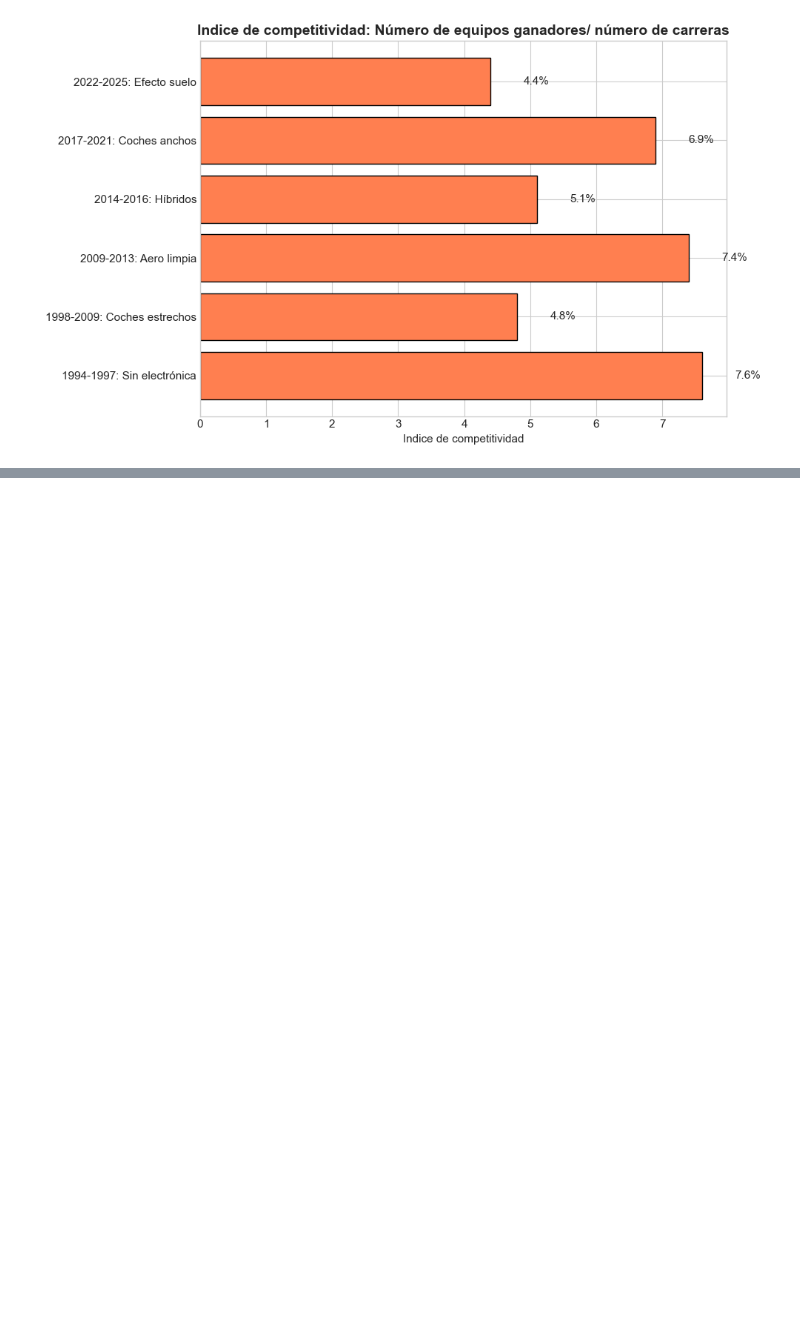
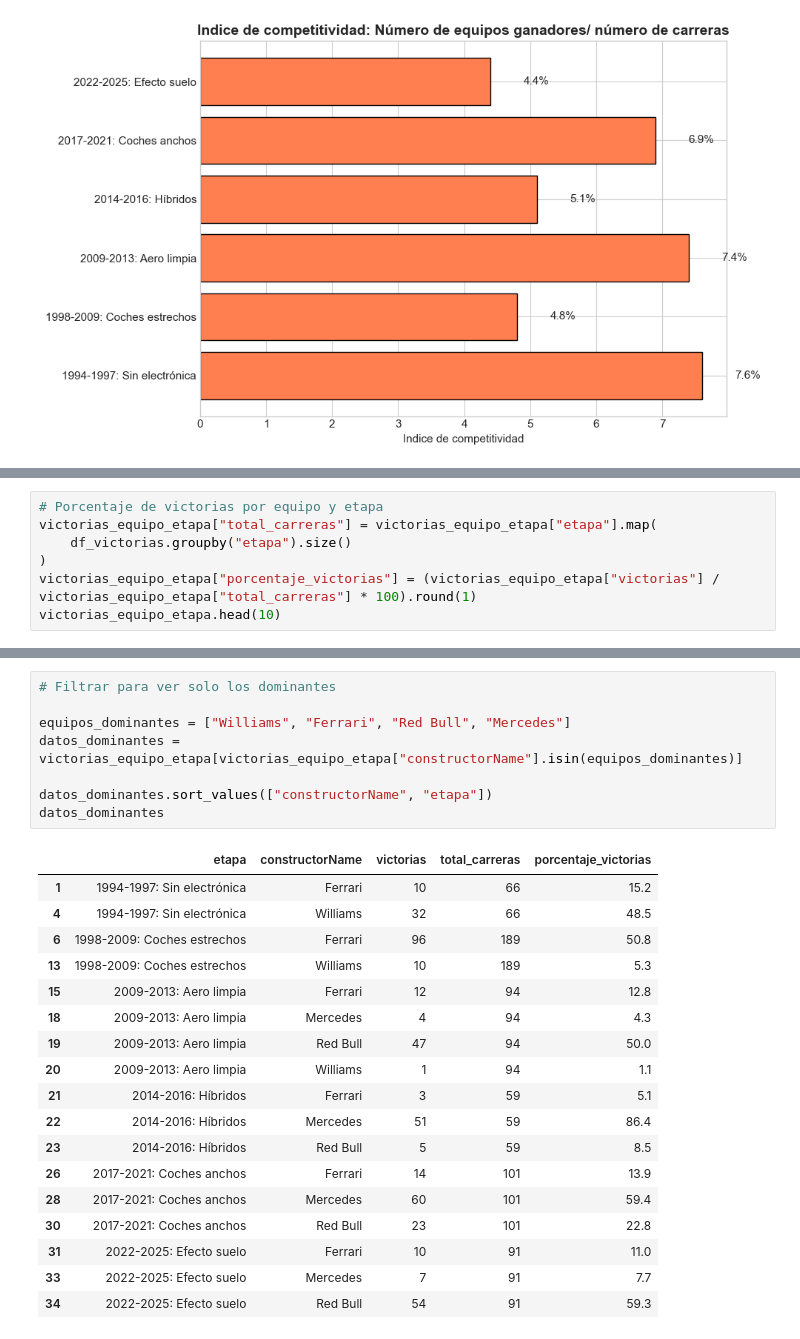
Before and after one commit to alejandrogrima/f1-database-project, a Jupyter notebook: notebooks/04_EDA_F1.ipynb, the cells around one changed output, grey strips where cells are left out. Drawn from its saved outputs; the diff is of its cells as text; blank space fills up the shorter version.

```diff
--- a/notebooks/04_EDA_F1.ipynb
+++ b/notebooks/04_EDA_F1.ipynb
@@ -486,0 +451,7 @@ plt.show()
+# %%
+# Porcentaje de victorias por equipo y etapa
+victorias_equipo_etapa["total_carreras"] = victorias_equipo_etapa["etapa"].map(
+    df_victorias.groupby("etapa").size()
+)
+victorias_equipo_etapa["porcentaje_victorias"] = (victorias_equipo_etapa["victorias"] / victorias_equipo_etapa["total_carreras"] * 100).round(1)
+victorias_equipo_etapa.head(10)
@@ -486,0 +470,27 @@ plt.show()
+# %%
+# Filtrar para ver solo los dominantes
+
+equipos_dominantes = ["Williams", "Ferrari", "Red Bull", "Mercedes"]
+datos_dominantes = victorias_equipo_etapa[victorias_equipo_etapa["constructorName"].isin(equipos_dominantes)]
+
+datos_dominantes.sort_values(["constructorName", "etapa"])
+datos_dominantes
+# %% [output]
+|  | etapa | constructorName | victorias | total_carreras | porcentaje_victorias |
+| 1 | 1994-1997: Sin electrónica | Ferrari | 10 | 66 | 15.2 |
+| 4 | 1994-1997: Sin electrónica | Williams | 32 | 66 | 48.5 |
+| 6 | 1998-2009: Coches estrechos | Ferrari | 96 | 189 | 50.8 |
+| 13 | 1998-2009: Coches estrechos | Williams | 10 | 189 | 5.3 |
+| 15 | 2009-2013: Aero limpia | Ferrari | 12 | 94 | 12.8 |
+| 18 | 2009-2013: Aero limpia | Mercedes | 4 | 94 | 4.3 |
+| 19 | 2009-2013: Aero limpia | Red Bull | 47 | 94 | 50.0 |
+| 20 | 2009-2013: Aero limpia | Williams | 1 | 94 | 1.1 |
+| 21 | 2014-2016: Híbridos | Ferrari | 3 | 59 | 5.1 |
+| 22 | 2014-2016: Híbridos | Mercedes | 51 | 59 | 86.4 |
+| 23 | 2014-2016: Híbridos | Red Bull | 5 | 59 | 8.5 |
+| 26 | 2017-2021: Coches anchos | Ferrari | 14 | 101 | 13.9 |
+| 28 | 2017-2021: Coches anchos | Mercedes | 60 | 101 | 59.4 |
+| 30 | 2017-2021: Coches anchos | Red Bull | 23 | 101 | 22.8 |
+| 31 | 2022-2025: Efecto suelo | Ferrari | 10 | 91 | 11.0 |
+| 33 | 2022-2025: Efecto suelo | Mercedes | 7 | 91 | 7.7 |
+| 34 | 2022-2025: Efecto suelo | Red Bull | 54 | 91 | 59.3 |
```
Also changed, not shown: parts of 21 cells of this notebook.
